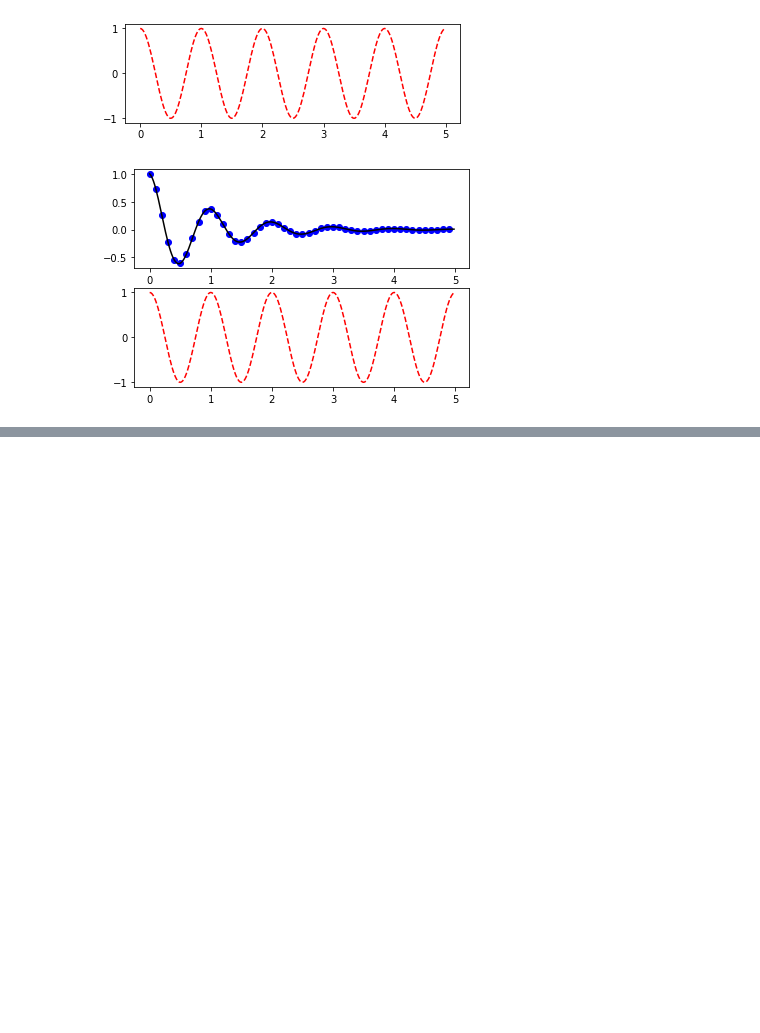
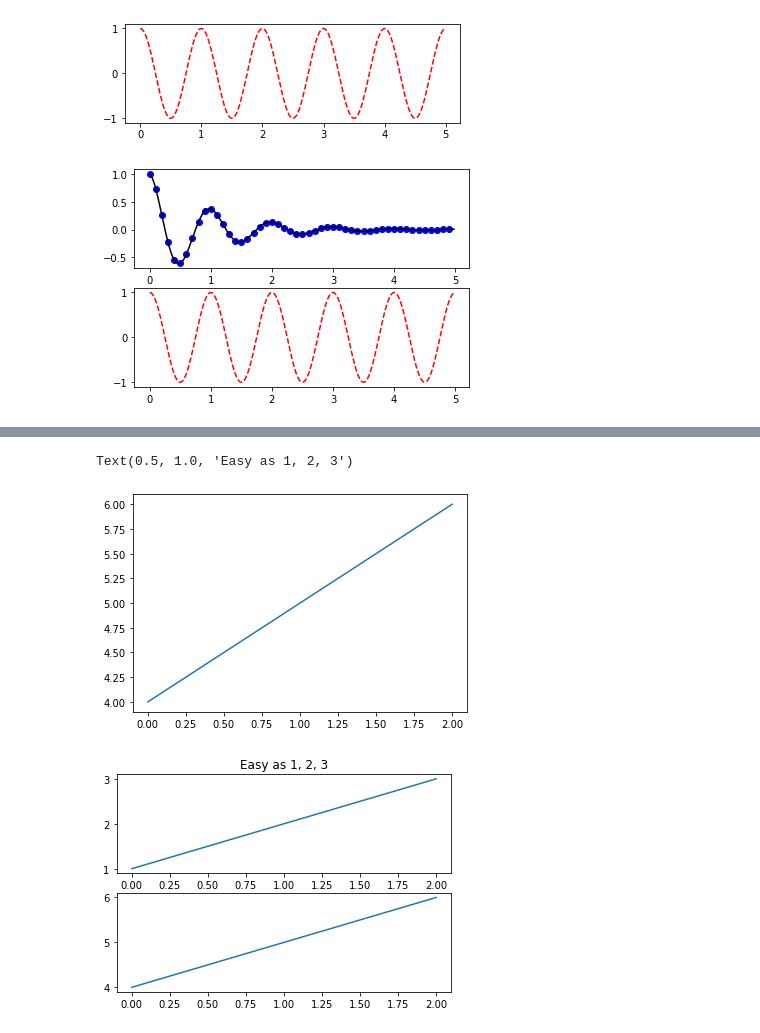
Before and after one commit to liano7874/learning-matplotlib, a Jupyter notebook: ipython/multiple_fig_ax.ipynb, the cells around one changed output, grey strips where cells are left out. Drawn from its saved outputs; the diff is of its cells as text; code cells hidden in the pictures; blank space fills up the shorter version.

```diff
--- a/ipython/multiple_fig_ax.ipynb
+++ b/ipython/multiple_fig_ax.ipynb
@@ -55,0 +78,17 @@ plt.show()
+# %%
+plt.figure(1)
+plt.subplot(211)
+plt.plot([1, 2, 3])
+plt.subplot(212)
+plt.plot([4, 5, 6])
+
+plt.figure(2)
+plt.plot([4, 5, 6])
+
+plt.figure(1)
+plt.subplot(211)
+plt.title('Easy as 1, 2, 3')
+# %% [output]
+Text(0.5, 1.0, 'Easy as 1, 2, 3')
+[figure, added]
+[figure, added]
```
Also changed, not shown: parts of 3 cells of this notebook.
